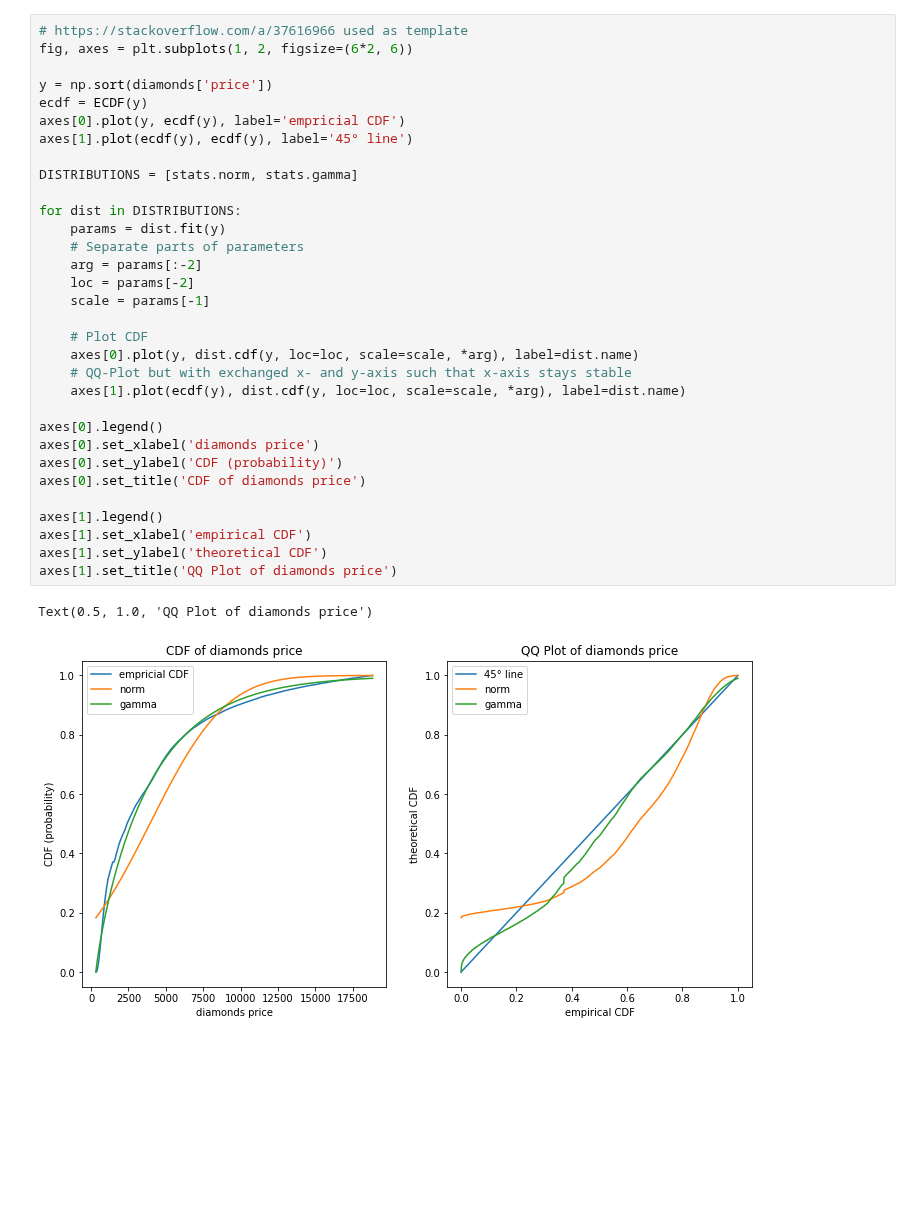
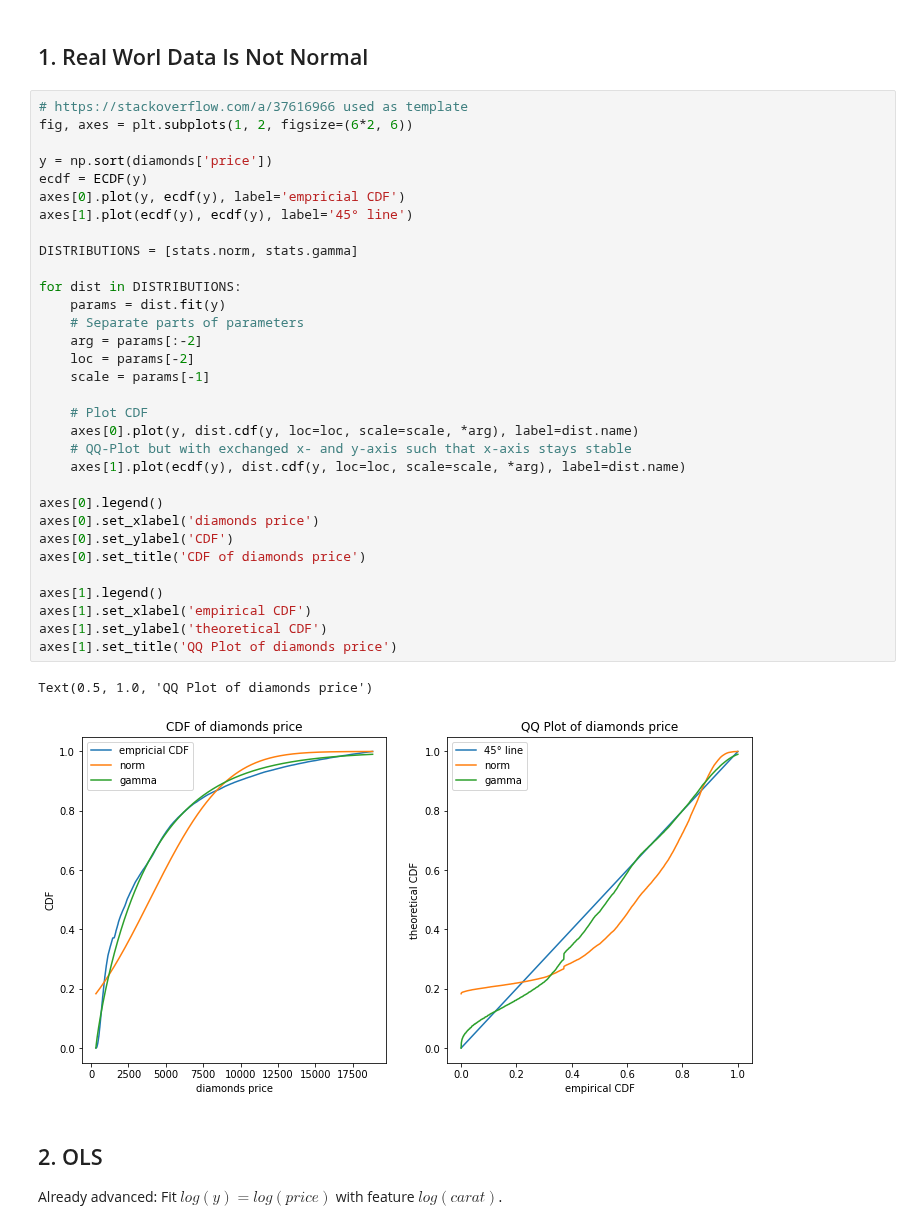
Before and after one commit to lorentzenchr/notebooks, a Jupyter notebook: Blog_GLM_in_sklearn_v0.23.ipynb, the cells around one changed output. Cells and saved outputs as stored; diff of their text form; blank space fills up the shorter version.

```diff
--- a/Blog_GLM_in_sklearn_v0.23.ipynb
+++ b/Blog_GLM_in_sklearn_v0.23.ipynb
@@ -11,35 +21,40 @@ from plotnine.data import diamonds
+# %% [markdown]
+## 1. Real Worl Data Is Not Normal
 # %%
 # https://stackoverflow.com/a/37616966 used as template
 fig, axes = plt.subplots(1, 2, figsize=(6*2, 6))
 
 y = np.sort(diamonds['price'])
 ecdf = ECDF(y)
 axes[0].plot(y, ecdf(y), label='empricial CDF')
 axes[1].plot(ecdf(y), ecdf(y), label='45° line')
 
 DISTRIBUTIONS = [stats.norm, stats.gamma]
 
 for dist in DISTRIBUTIONS:
     params = dist.fit(y)
     # Separate parts of parameters
     arg = params[:-2]
     loc = params[-2]
     scale = params[-1]
 
     # Plot CDF
     axes[0].plot(y, dist.cdf(y, loc=loc, scale=scale, *arg), label=dist.name)
     # QQ-Plot but with exchanged x- and y-axis such that x-axis stays stable
     axes[1].plot(ecdf(y), dist.cdf(y, loc=loc, scale=scale, *arg), label=dist.name)
 
 axes[0].legend()
 axes[0].set_xlabel('diamonds price')
-axes[0].set_ylabel('CDF (probability)')
+axes[0].set_ylabel('CDF')
 axes[0].set_title('CDF of diamonds price')
 
 axes[1].legend()
 axes[1].set_xlabel('empirical CDF')
 axes[1].set_ylabel('theoretical CDF')
 axes[1].set_title('QQ Plot of diamonds price')
 # %% [output]
 Text(0.5, 1.0, 'QQ Plot of diamonds price')
-[figure, old version]
+[figure, new version]
+# %% [markdown]
+## 2. OLS
+Already advanced: Fit $log(y) = log(price)$ with feature $log(carat)$.
```
Also changed, not shown: parts of 27 cells of this notebook.
